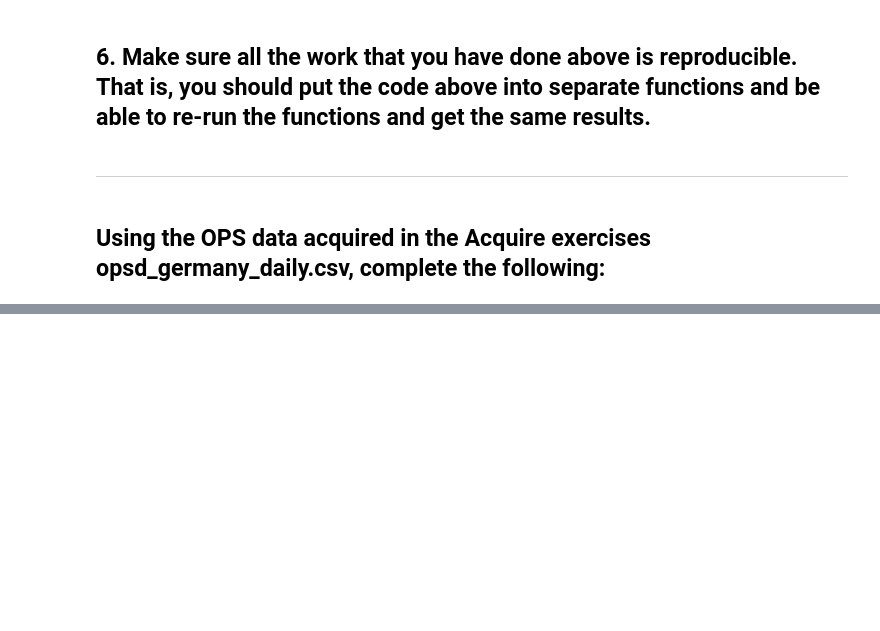
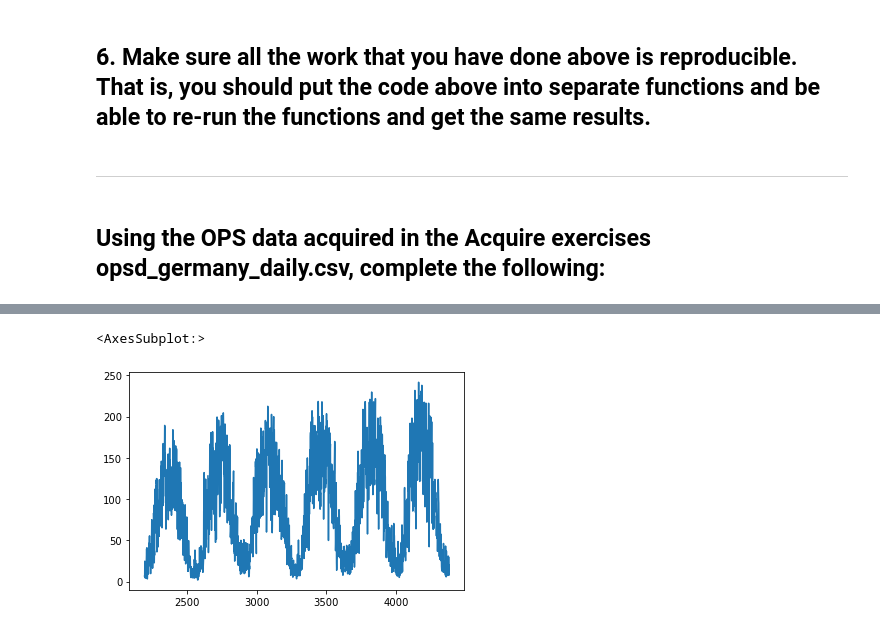
Before and after one commit to justin-m-sullivan/time-series-exercises, a Jupyter notebook: prepare.ipynb, the cells around one changed output, grey strips where cells are left out. Cells and saved outputs as stored; diff of their text form; code cells hidden in the pictures; blank space fills up the shorter version.

```diff
--- a/prepare.ipynb
+++ b/prepare.ipynb
@@ -89,0 +176,5 @@ df['sales_total'] = df.sale_amount.apply(lambda x: x * df.item_price)
+# %%
+df.Solar.plot()
+# %% [output]
+<AxesSubplot:>
+[figure, added]
```
Also changed, not shown: parts of 29 cells of this notebook.
